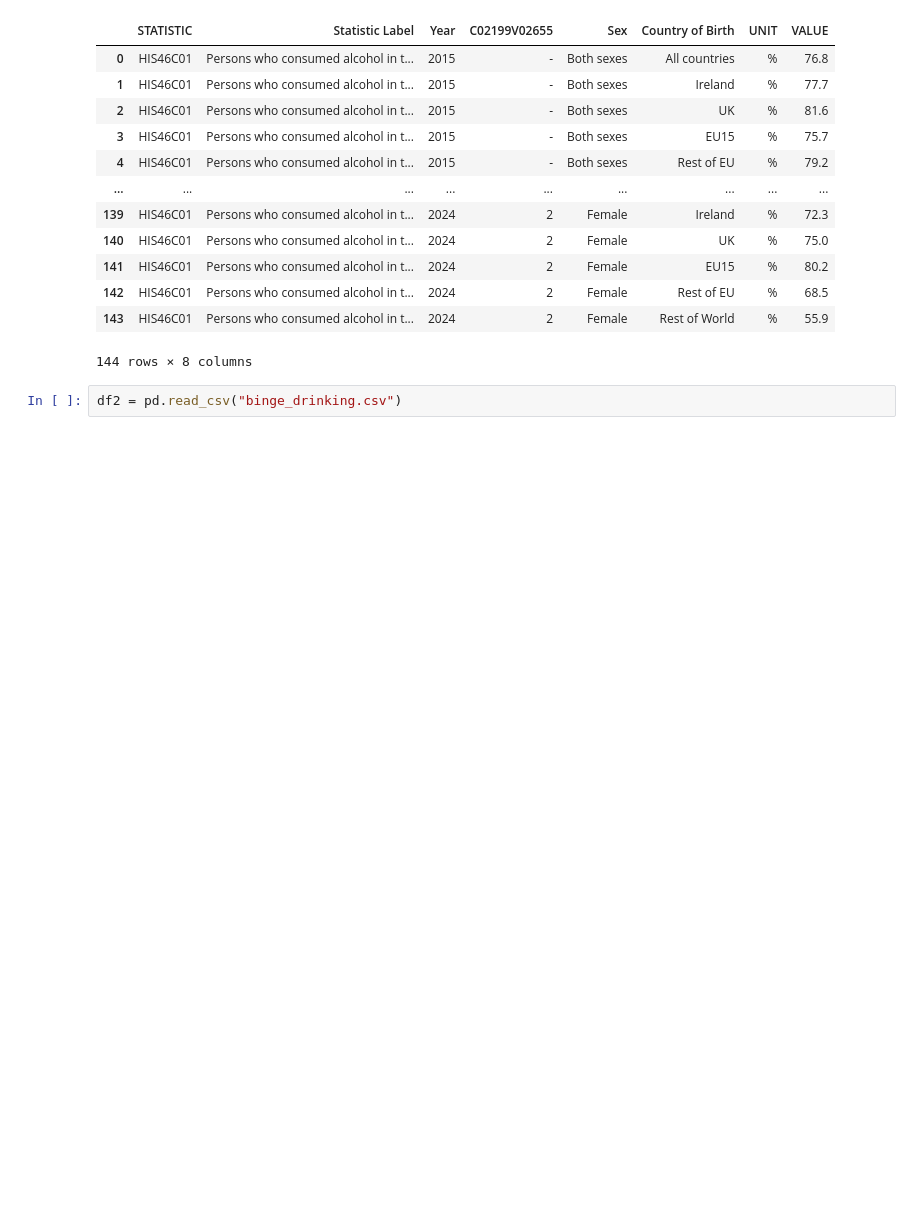
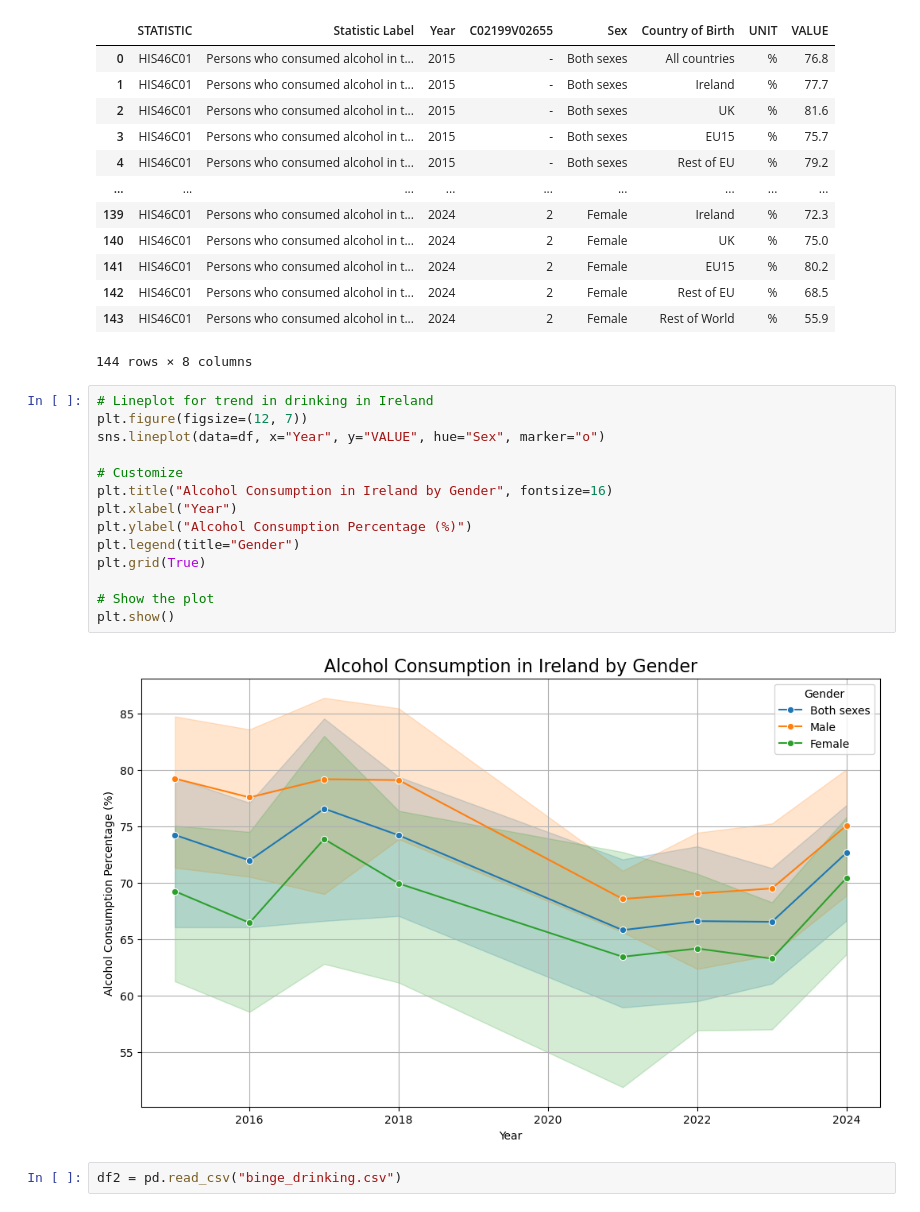
Before and after one commit to Sxnds01/PFDA-project, a Jupyter notebook: project.ipynb, the cells around one changed output. Saved outputs shown, nothing was run; the diff lists cells and outputs as text; blank space fills up the shorter version.

Commit message:
initial graphs for exploratory data analysis

```diff
--- a/project.ipynb
+++ b/project.ipynb
@@ -51,6 +51,22 @@ df.drop(columns=['TLIST(A1)', 'C04143V04909'])
 | 142 | HIS46C01 | Persons who consumed alcohol in t... | 2024 | 2 | Female | Rest of EU | % | 68.5 |
 | 143 | HIS46C01 | Persons who consumed alcohol in t... | 2024 | 2 | Female | Rest of World | % | 55.9 |
 144 rows × 8 columns
+# %%
+# Lineplot for trend in drinking in Ireland
+plt.figure(figsize=(12, 7))
+sns.lineplot(data=df, x="Year", y="VALUE", hue="Sex", marker="o")
+
+# Customize
+plt.title("Alcohol Consumption in Ireland by Gender", fontsize=16)
+plt.xlabel("Year")
+plt.ylabel("Alcohol Consumption Percentage (%)")
+plt.legend(title="Gender")
+plt.grid(True)
+
+# Show the plot
+plt.show()
+# %% [output]
+[figure, added]
 # %%
 df2 = pd.read_csv("binge_drinking.csv")
 # %%
```
Also changed, not shown: parts of 2 cells of this notebook.
